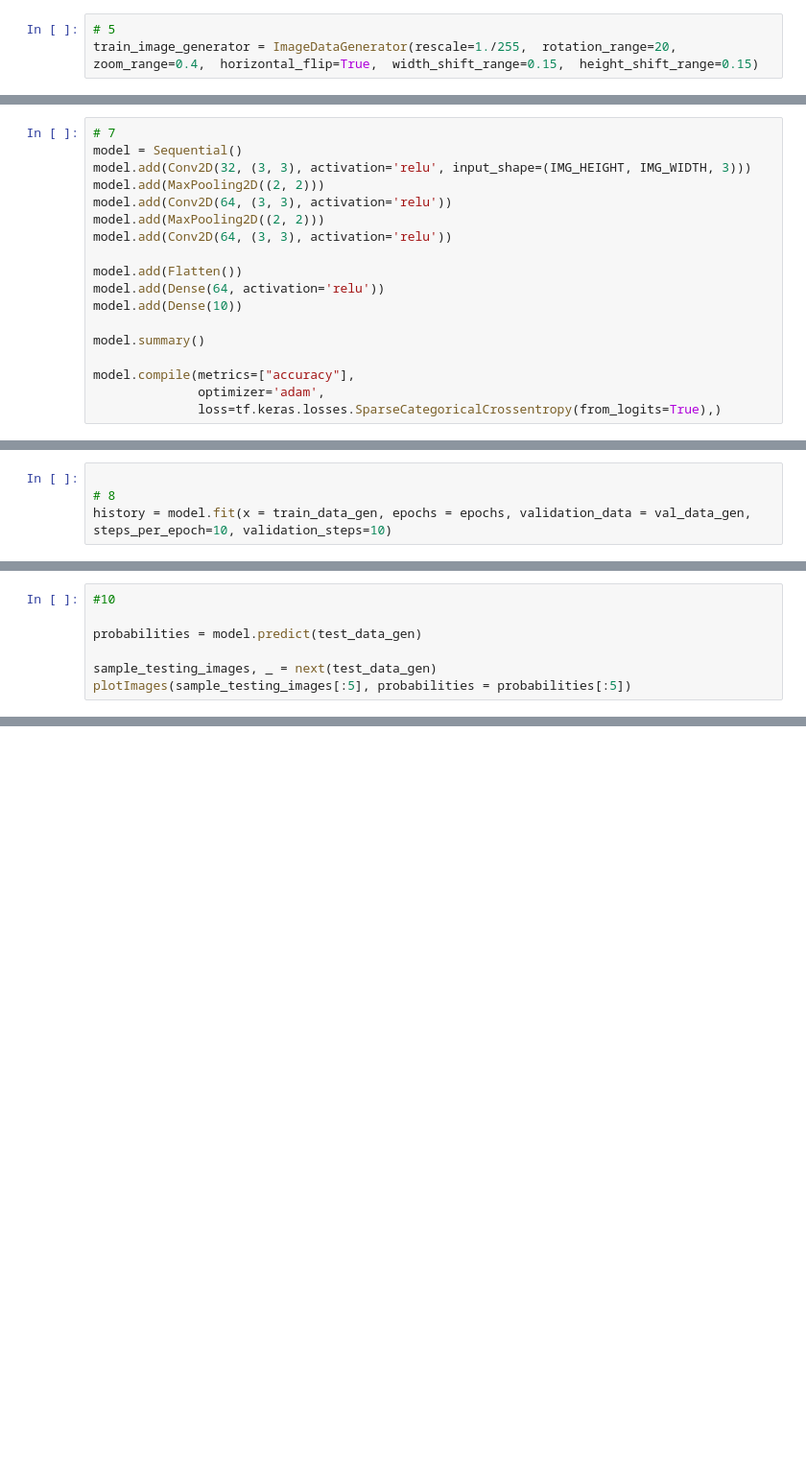
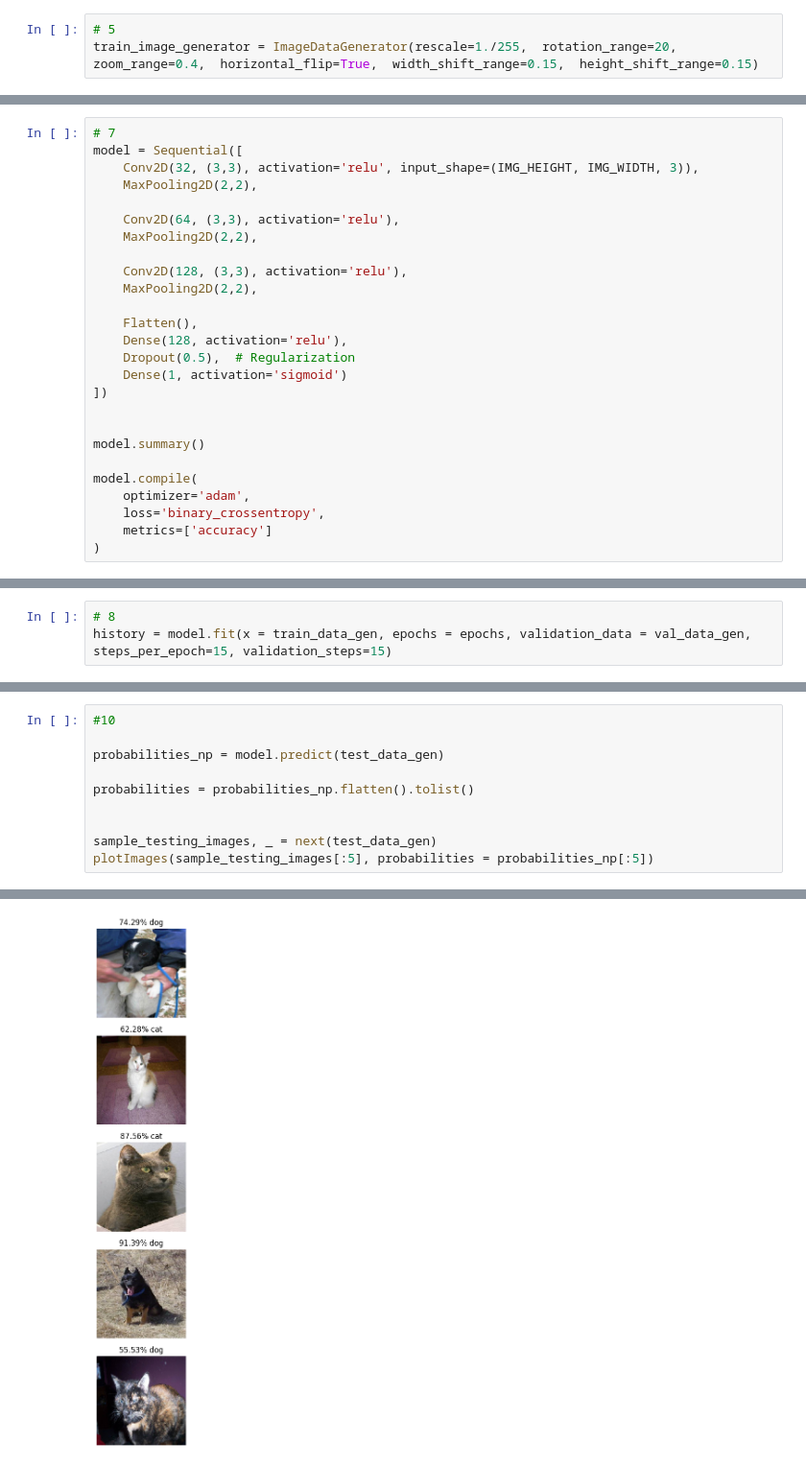
Before and after one commit to alanParizek/MachineLearningFCC, a Jupyter notebook: fcc_cat_dog.ipynb, the cells around one changed output, grey strips where cells are left out. Shown at 96% size. Drawn from its saved outputs; the diff is of its cells as text; blank space fills up the shorter version.

```diff
--- a/fcc_cat_dog.ipynb
+++ b/fcc_cat_dog.ipynb
@@ -83,18 +117,26 @@ plotImages(augmented_images)
 # %%
 # 7
-model = Sequential()
-model.add(Conv2D(32, (3, 3), activation='relu', input_shape=(IMG_HEIGHT, IMG_WIDTH, 3)))
-model.add(MaxPooling2D((2, 2)))
-model.add(Conv2D(64, (3, 3), activation='relu'))
-model.add(MaxPooling2D((2, 2)))
-model.add(Conv2D(64, (3, 3), activation='relu'))
+model = Sequential([
+    Conv2D(32, (3,3), activation='relu', input_shape=(IMG_HEIGHT, IMG_WIDTH, 3)),
+    MaxPooling2D(2,2),
 
-model.add(Flatten())
-model.add(Dense(64, activation='relu'))
-model.add(Dense(10))
+    Conv2D(64, (3,3), activation='relu'),
+    MaxPooling2D(2,2),
+
+    Conv2D(128, (3,3), activation='relu'),
+    MaxPooling2D(2,2),
+
+    Flatten(),
+    Dense(128, activation='relu'),
+    Dropout(0.5),  # Regularization
+    Dense(1, activation='sigmoid')
+])
+
 
 model.summary()
 
-model.compile(metrics=["accuracy"],
-              optimizer='adam',
-              loss=tf.keras.losses.SparseCategoricalCrossentropy(from_logits=True),)
+model.compile(
+    optimizer='adam',
+    loss='binary_crossentropy',
+    metrics=['accuracy']
+)
@@ -101,4 +165,3 @@ model.compile(metrics=["accuracy"],
 # %%
-
 # 8
-history = model.fit(x = train_data_gen, epochs = epochs, validation_data = val_data_gen, steps_per_epoch=10, validation_steps=10)
+history = model.fit(x = train_data_gen, epochs = epochs, validation_data = val_data_gen, steps_per_epoch=15, validation_steps=15)
@@ -128,7 +211,11 @@ plt.show()
 # %%
 #10
 
-probabilities = model.predict(test_data_gen)
+probabilities_np = model.predict(test_data_gen)
+
+probabilities = probabilities_np.flatten().tolist()
+
 
 sample_testing_images, _ = next(test_data_gen)
-plotImages(sample_testing_images[:5], probabilities = probabilities[:5])
+plotImages(sample_testing_images[:5], probabilities = probabilities_np[:5])
+# %% [output]
@@ -135,3 +223,4 @@ plotImages(sample_testing_images[:5], probabilities = probabilities[:5])
+[figure, added]
 # %%
 # 11
 answers =  [1, 0, 0, 1, 0, 0, 0, 0, 1, 1, 0,
```
Also changed, not shown: parts of 10 cells of this notebook.
